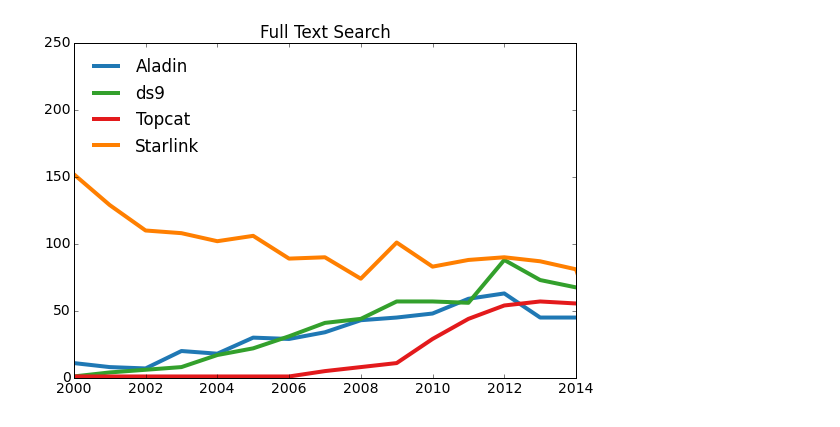
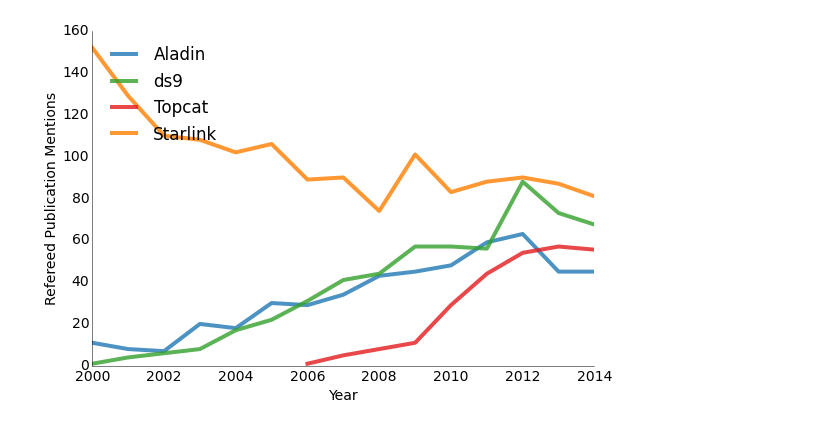
Before and after one commit to ChrisBeaumont/adass_proceedings, a Jupyter notebook: Mining acknowledgments in ADS.ipynb, the cells around one changed output. Drawn from its saved outputs; the diff is of its cells as text; code cells hidden in the pictures.

```diff
--- a/Mining acknowledgments in ADS.ipynb
+++ b/Mining acknowledgments in ADS.ipynb
@@ -42,11 +43,12 @@ def yearly_counts(query, ack=False):
     r = requests.get(BASE_URL, params=params)
     r.raise_for_status()
 
-    result = r.json()['results']['facets']['facet_fields']['year']
-    year, ct = map(int, result[::2]), map(int, result[1::2])
+    result = map(int, r.json()['results']['facets']['facet_fields']['year'])
+    year, ct = result[::2], result[1::2]
     result = dict(zip(year, ct))
-    result = pd.Series(result)
-    return result
+    result = pd.Series(ct, index=year, name=query)
+    result.index.name = 'year'
+    return result[range(2000, 2015)]
 
 def results(query):
     params = [('q', query),
@@ -65,12 +67,19 @@ def results(query):
 
     return r.json()['results']
 # %%
-def trendlines(queries, ack=False, labels=None):
+def trendlines(df, labels=None):
     labels = labels or {}
-    for q in queries:
-        v = yearly_counts(q, ack=ack)
-        v.ix[2014] *= 1.5  # adjust for partial year
-        plt.plot(v.index, v.values, label=labels.get(q, q), lw=4)
+
+    # adjust for partial year
+    df = df.copy()
+    df.ix[2014] *= 1.5
+
+    for col in df.columns:
+        plt.plot(df.index, df[col].values, label=labels.get(col, col),
+                 lw=4, alpha=0.8)
+
     plt.xlim(2000, 2014)
+    plt.xlabel('Year')
+    plt.ylabel('Refereed Publication Mentions')
     plt.legend(loc='upper left', frameon=False)
-    plt.title('Acknowledgement Search' if ack else 'Full Text Search')
+    remove_chartjunk(plt.gca(), ['top', 'right'])
@@ -88,5 +103,6 @@ plt.savefig('languages.eps')
 # %%
 PROGS = 'Aladin ds9 Topcat Starlink'.split()
-trendlines(PROGS)
+prog_data = pd.concat([yearly_counts(prog) for prog in PROGS], axis=1)
+trendlines(prog_data)
 # %% [output]
-[figure, old version]
+[figure, new version]
```
Also changed, not shown: parts of 4 cells of this notebook.
